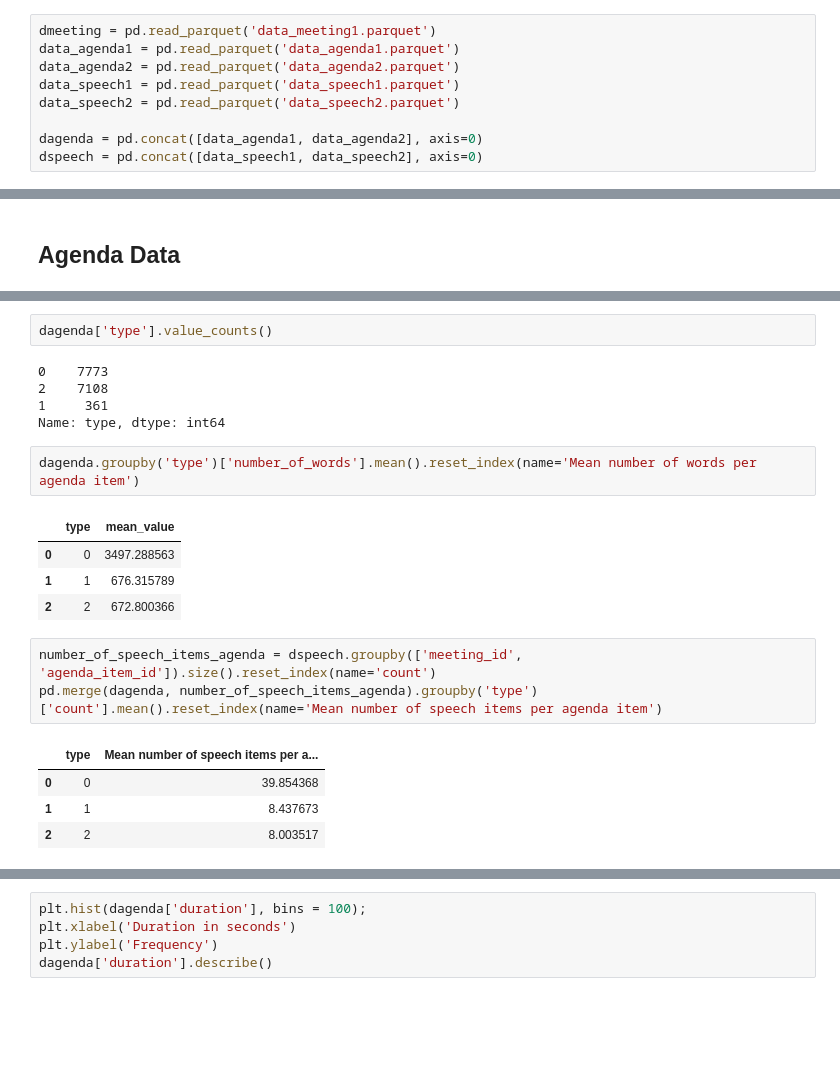
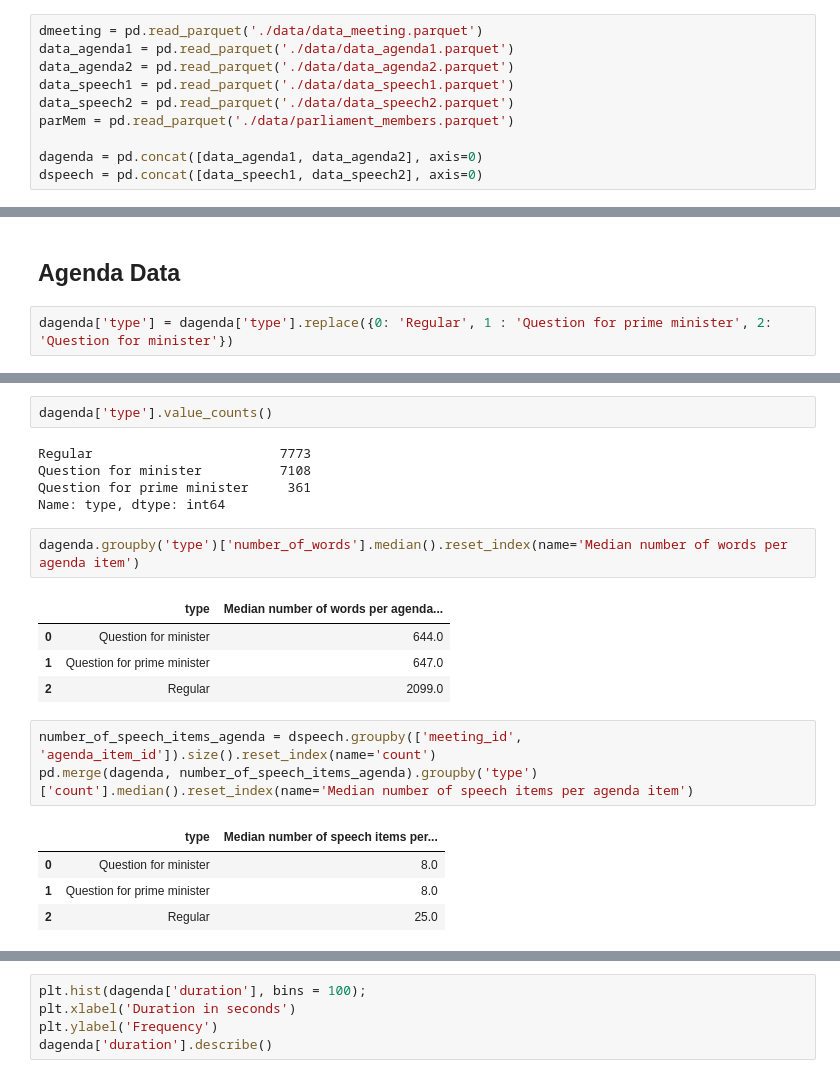
Before and after one commit to affo98/DIW, a Jupyter notebook: folketinget/descriptive_data.ipynb, the cells around one changed output, grey strips where cells are left out. Saved outputs shown, nothing was run; the diff lists cells and outputs as text; blank space fills up the shorter version.

```diff
--- a/folketinget/descriptive_data.ipynb
+++ b/folketinget/descriptive_data.ipynb
@@ -8,11 +8,12 @@ import calendar
 from scipy.stats import spearmanr
 import seaborn as sns
 # %%
-dmeeting = pd.read_parquet('data_meeting1.parquet')
-data_agenda1 = pd.read_parquet('data_agenda1.parquet')
-data_agenda2 = pd.read_parquet('data_agenda2.parquet')
-data_speech1 = pd.read_parquet('data_speech1.parquet')
-data_speech2 = pd.read_parquet('data_speech2.parquet')
+dmeeting = pd.read_parquet('./data/data_meeting.parquet')
+data_agenda1 = pd.read_parquet('./data/data_agenda1.parquet')
+data_agenda2 = pd.read_parquet('./data/data_agenda2.parquet')
+data_speech1 = pd.read_parquet('./data/data_speech1.parquet')
+data_speech2 = pd.read_parquet('./data/data_speech2.parquet')
+parMem = pd.read_parquet('./data/parliament_members.parquet')
 
 dagenda = pd.concat([data_agenda1, data_agenda2], axis=0)
 dspeech = pd.concat([data_speech1, data_speech2], axis=0)
@@ -84,6 +85,8 @@ dmeeting['time_start'].value_counts()[0:10]
 Name: time_start, dtype: int64
 # %% [markdown]
 ## Agenda Data
+# %%
+dagenda['type'] = dagenda['type'].replace({0: 'Regular', 1 : 'Question for prime minister', 2: 'Question for minister'})
 # %%
 dagenda
 # %% [output]
@@ -103,22 +106,22 @@ dagenda
 # %%
 dagenda['type'].value_counts()
 # %% [output]
-0    7773
-2    7108
-1     361
+Regular                        7773
+Question for minister          7108
+Question for prime minister     361
 Name: type, dtype: int64
 # %%
-dagenda.groupby('type')['number_of_words'].mean().reset_index(name='Mean number of words per agenda item')
+dagenda.groupby('type')['number_of_words'].median().reset_index(name='Median number of words per agenda item')
 # %% [output]
-|  | type | mean_value |
-| 0 | 0 | 3497.288563 |
-| 1 | 1 | 676.315789 |
-| 2 | 2 | 672.800366 |
+|  | type | Median number of words per agenda... |
+| 0 | Question for minister | 644.0 |
+| 1 | Question for prime minister | 647.0 |
+| 2 | Regular | 2099.0 |
 # %%
 number_of_speech_items_agenda = dspeech.groupby(['meeting_id', 'agenda_item_id']).size().reset_index(name='count')
-pd.merge(dagenda, number_of_speech_items_agenda).groupby('type')['count'].mean().reset_index(name='Mean number of speech items per agenda item')
+pd.merge(dagenda, number_of_speech_items_agenda).groupby('type')['count'].median().reset_index(name='Median number of speech items per agenda item')
 # %% [output]
-|  | type | Mean number of speech items per a... |
-| 0 | 0 | 39.854368 |
-| 1 | 1 | 8.437673 |
-| 2 | 2 | 8.003517 |
+|  | type | Median number of speech items per... |
+| 0 | Question for minister | 8.0 |
+| 1 | Question for prime minister | 8.0 |
+| 2 | Regular | 25.0 |
```
Also changed, not shown: parts of 5 cells of this notebook, 2 other files.
